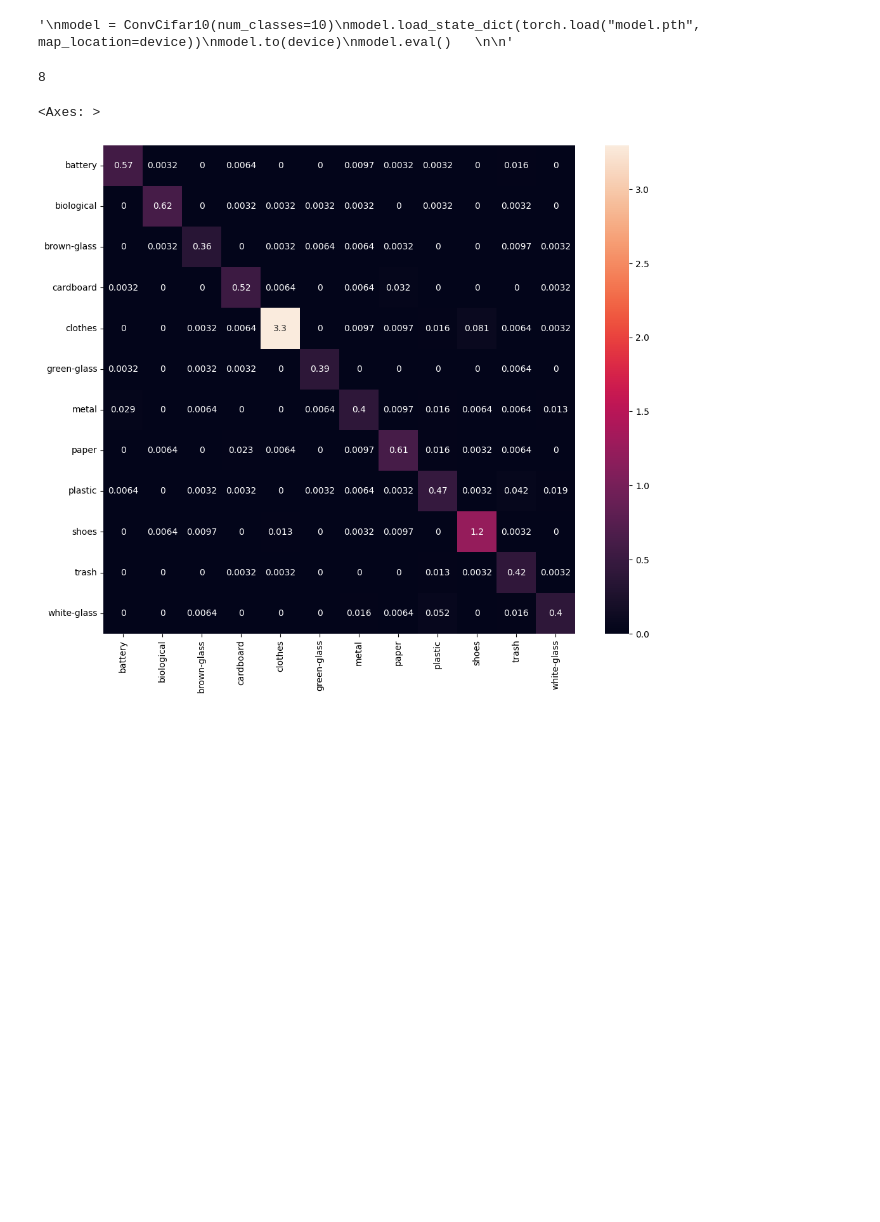
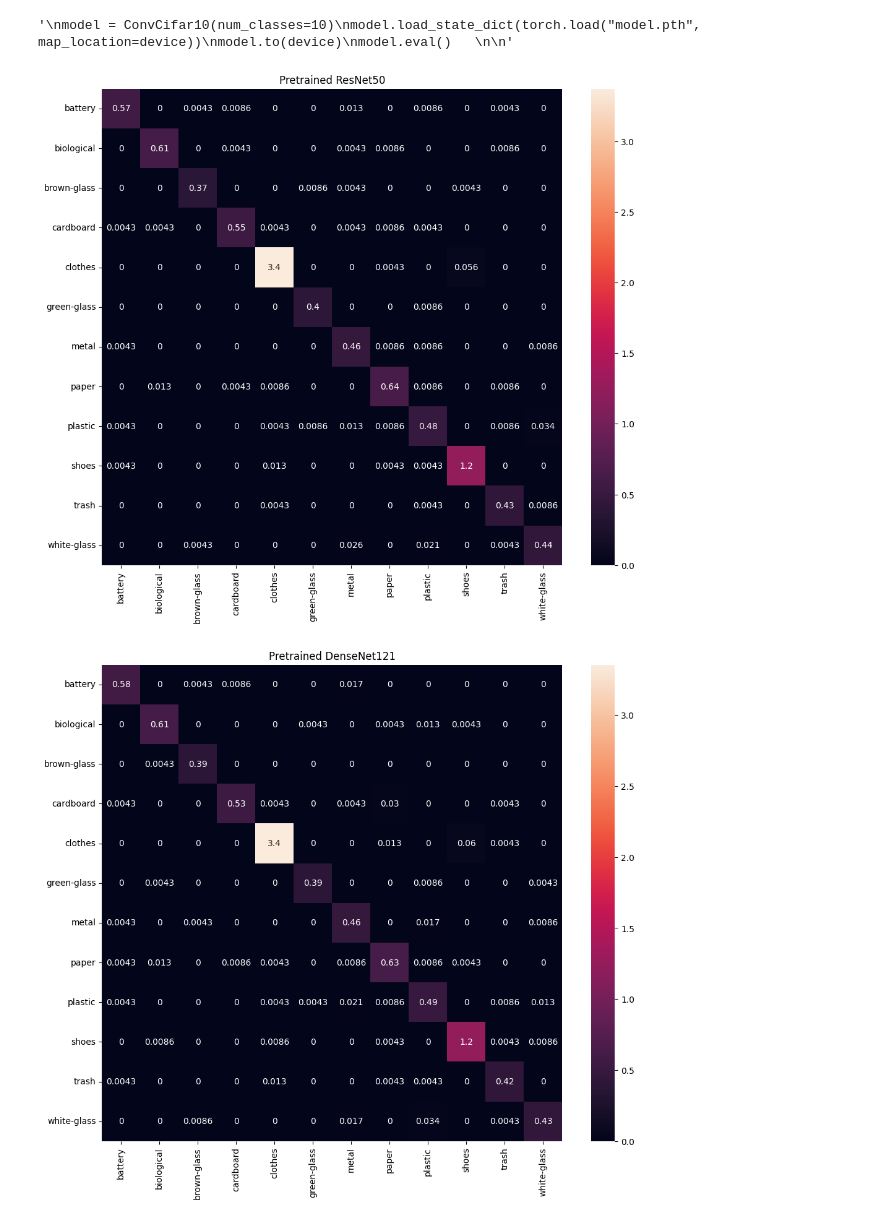
Before and after one commit to Alexej-Larionov/deep-learning-course-practice-2025, a Jupyter notebook: laboratory_work_3/LarionovAI/GarbageClassification.ipynb, the cells around one changed output. Drawn from its saved outputs; the diff is of its cells as text; code cells hidden in the pictures; blank space fills up the shorter version.

```diff
--- a/laboratory_work_3/LarionovAI/GarbageClassification.ipynb
+++ b/laboratory_work_3/LarionovAI/GarbageClassification.ipynb
@@ -102,9 +123,6 @@ Sequential(
   (0): Dropout(p=0.2, inplace=True)
   (1): Linear(in_features=1280, out_features=1000, bias=True)
 )
-# %%
-trainloader = DataLoader(trainset, batch_size=64, shuffle=True)
-testloader = DataLoader(testset, batch_size=512)
 # %%
 for x,y in trainloader:
     print(x.shape)
@@ -207,7 +225,7 @@ len(pretrained_models)
 # %% [output]
 4
 # %%
-from collections import Counter
+'''from collections import Counter
 import numpy as np
 
 counts = Counter([y for _, y in train_dataset_full])
@@ -216,7 +234,10 @@ num_classes = len(train_dataset_full.classes)
 class_weights = [1.0 / counts[i] for i in range(num_classes)]
 class_weights = np.array(class_weights, dtype=np.float32)
 
-class_weights_tensor = torch.tensor(class_weights, device=device)
+class_weights_tensor = torch.tensor(class_weights, device=device)'''
+
+class_weights_tensor = torch.tensor([0.9583, 0.9194, 1.4905, 1.0152, 0.1700, 1.4397, 1.1774, 0.8619, 1.0453,
+    0.4577, 1.2981, 1.1666], device='cuda:0')
 # %%
 criterion = CrossEntropyLoss(weight=class_weights_tensor)
 # %%
@@ -241,7 +262,7 @@ for name, model in models:
     all_targets = []
 
     with torch.no_grad():
-        val_pbar = tqdm.tqdm(testloader, desc=f"Eval epoch {name}")
+        val_pbar = tqdm.tqdm(valloader, desc=f"Eval epoch {name}")
         for X_val, Y_val in val_pbar:
             X_val = X_val.to(device, non_blocking=True)
             Y_val = Y_val.to(device, non_blocking=True)
@@ -258,7 +279,7 @@ for name, model in models:
 
             val_pbar.set_postfix(loss=loss_batch)
 
-        avg_val_loss = val_loss_sum / len(testloader)
+        avg_val_loss = val_loss_sum / len(valloader)
 
         all_preds = torch.cat(all_preds).numpy()
         all_targets = torch.cat(all_targets).numpy()
@@ -302,5 +1092,6 @@ torch.cuda.empty_cache()
 # %%
 finals = []
+prefix()
 for name, model in models:
     optim = torch.optim.AdamW(
         model.parameters(),
@@ -313,7 +1104,7 @@ for name, model in models:
     model.to(device)
     metrics = [[], [], [], []]
     print(name)
-    EPOCHS = 10
+    EPOCHS = 30
 
     #--------- training loop -----------
     for epoch in range(EPOCHS):
@@ -503,38 +1377,34 @@ model.eval()
 '''
 # %% [output]
 '\nmodel = ConvCifar10(num_classes=10)\nmodel.load_state_dict(torch.load("model.pth", map_location=device))\nmodel.to(device)\nmodel.eval()   \n\n'
-# %%
-print(len(models))
-model = models[3][1]
-# %% [output]
-8
 # %%
 from sklearn.metrics import confusion_matrix
 import pandas as pd
 import seaborn as sn
 import matplotlib.pyplot as plt
 import numpy as np
 
 class_names = base_dataset.classes
+for name, model in models:
+  y_pred = []
+  y_true = []
+  model.to(device)
+  model.eval()
 
-y_pred = []
-y_true = []
-model.to(device)
-model.eval()
+  with torch.inference_mode():
+    for X, y in valloader:
+      X , y = X.to(device) , y.to(device)
+      pred_logits = model(X)
+      pred = pred_logits.argmax(dim=1).cpu().numpy()
+      y_pred.extend(pred)
+      true = y.cpu().numpy()
+      y_true.extend(true)
 
-with torch.inference_mode():
-  for X, y in testloader:
-    X , y = X.to(device) , y.to(device)
-    pred_logits = model(X)
-    pred = pred_logits.argmax(dim=1).cpu().numpy()
-    y_pred.extend(pred)
-    true = y.cpu().numpy()
-    y_true.extend(true)
-
-cf_matrix = confusion_matrix(y_true,y_pred)
-df_cm = pd.DataFrame(cf_matrix/np.sum(cf_matrix) *10, index = class_names, columns = class_names)
-plt.figure(figsize = (12,10))
-sn.heatmap(df_cm, annot=True)
+  cf_matrix = confusion_matrix(y_true,y_pred)
+  df_cm = pd.DataFrame(cf_matrix/np.sum(cf_matrix) *10, index = class_names, columns = class_names)
+  plt.figure(figsize = (12,10))
+  plt.title(name)
+  sn.heatmap(df_cm, annot=True)
 # %% [output]
-<Axes: >
-[figure, old version]
+[figure, new version]
+[figure, added]
```
Also changed, not shown: parts of 13 cells of this notebook, 2 other files.
